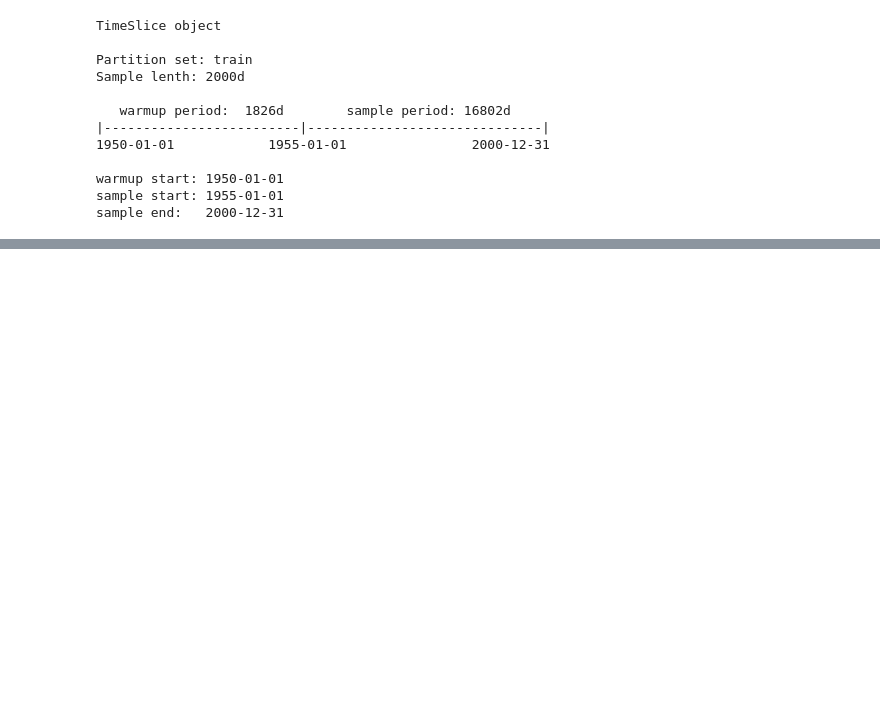
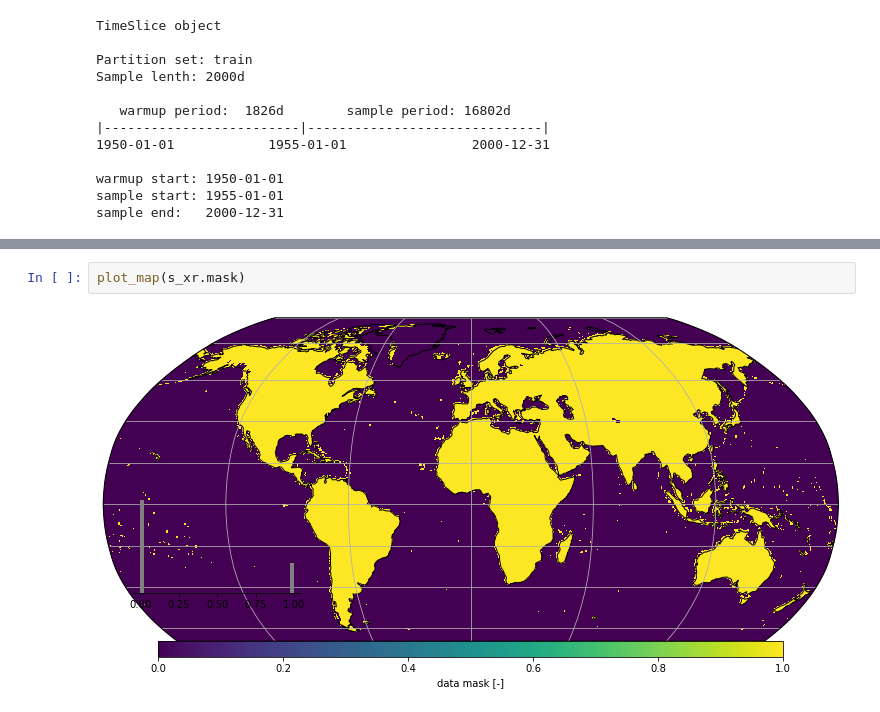
Before and after one commit to bask0/dl4es_ch18, a Jupyter notebook: src/notebooks/dataprep.ipynb, the cells around one changed output, grey strips where cells are left out. Saved outputs shown, nothing was run; the diff lists cells and outputs as text; blank space fills up the shorter version.

```diff
--- a/src/notebooks/dataprep.ipynb
+++ b/src/notebooks/dataprep.ipynb
@@ -1215,0 +1207,4 @@ sample end:   2000-12-31
+# %%
+plot_map(s_xr.mask)
+# %% [output]
+[figure, added]
```
Also changed, not shown: parts of 32 cells of this notebook, 6 other files.
